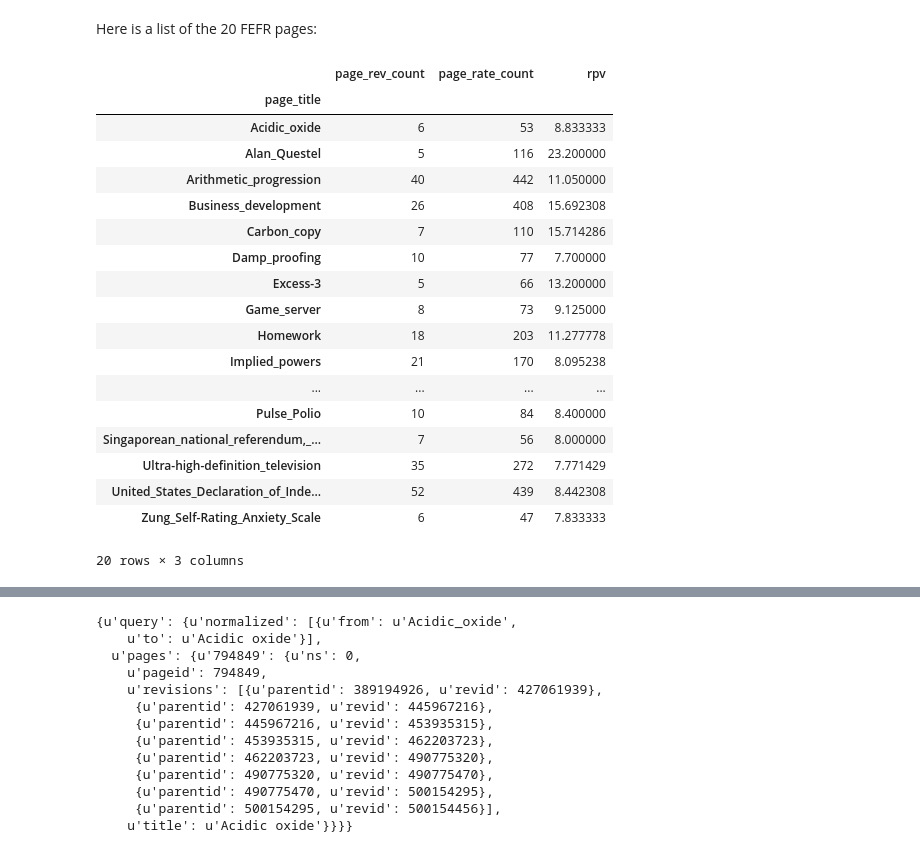
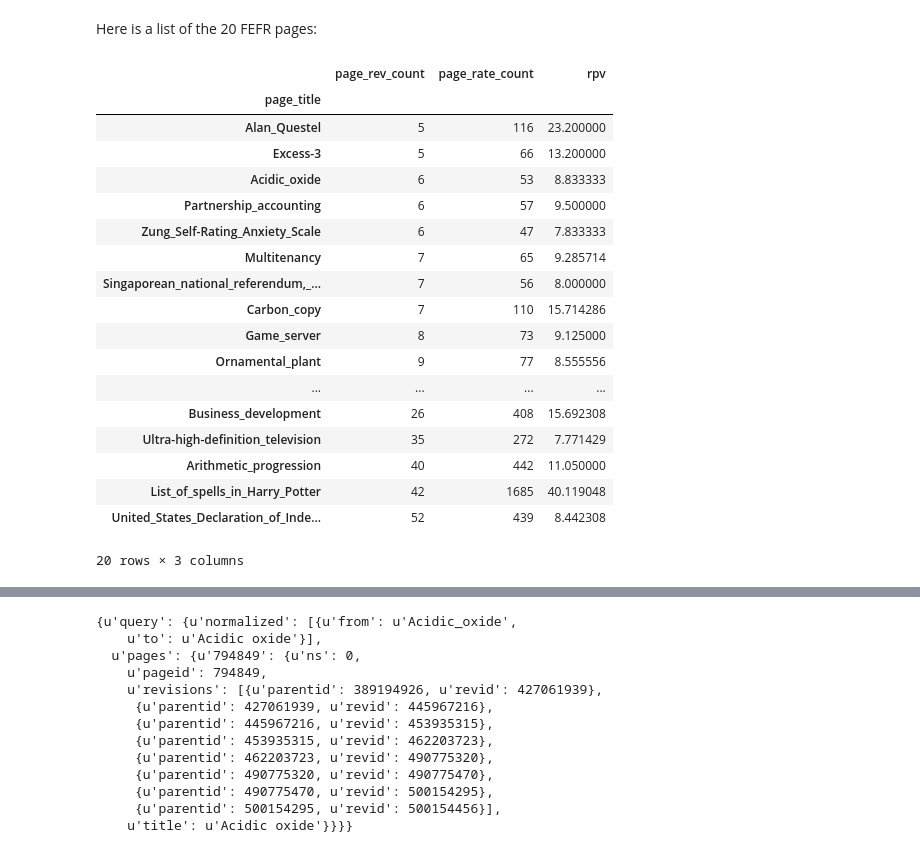
Before and after one commit to bkfunk/rating_wiki, a Jupyter notebook: Explore Ratings.ipynb, the cells around one changed output, grey strips where cells are left out. Saved outputs shown, nothing was run; the diff lists cells and outputs as text; code cells hidden in the pictures.

```diff
--- a/Explore Ratings.ipynb
+++ b/Explore Ratings.ipynb
@@ -855,24 +894,25 @@ fefr = df.set_index('page_title').loc[fe_rpv.head(20).index].reset_index()
 Here is a list of the 20 FEFR pages:
 # %%
 fefr.sort(['page_title', 'nth_version', 'nth_rating'])
-fefr.groupby('page_title')[['page_rev_count', 'page_rate_count', 'rpv']].mean()
+sorted_fefr = fefr.groupby('page_title')[['page_rev_count', 'page_rate_count', 'rpv']].mean().sort('page_rev_count')
+sorted_fefr
 # %% [output]
 |  | page_rev_count | page_rate_count | rpv |
 | page_title |  |  |  |
+| Alan_Questel | 5 | 116 | 23.200000 |
+| Excess-3 | 5 | 66 | 13.200000 |
 | Acidic_oxide | 6 | 53 | 8.833333 |
-| Alan_Questel | 5 | 116 | 23.200000 |
+| Partnership_accounting | 6 | 57 | 9.500000 |
+| Zung_Self-Rating_Anxiety_Scale | 6 | 47 | 7.833333 |
+| Multitenancy | 7 | 65 | 9.285714 |
+| Singaporean_national_referendum,_... | 7 | 56 | 8.000000 |
+| Carbon_copy | 7 | 110 | 15.714286 |
+| Game_server | 8 | 73 | 9.125000 |
+| Ornamental_plant | 9 | 77 | 8.555556 |
+| ... | ... | ... | ... |
+| Business_development | 26 | 408 | 15.692308 |
+| Ultra-high-definition_television | 35 | 272 | 7.771429 |
 | Arithmetic_progression | 40 | 442 | 11.050000 |
-| Business_development | 26 | 408 | 15.692308 |
-| Carbon_copy | 7 | 110 | 15.714286 |
-| Damp_proofing | 10 | 77 | 7.700000 |
-| Excess-3 | 5 | 66 | 13.200000 |
-| Game_server | 8 | 73 | 9.125000 |
-| Homework | 18 | 203 | 11.277778 |
-| Implied_powers | 21 | 170 | 8.095238 |
-| ... | ... | ... | ... |
-| Pulse_Polio | 10 | 84 | 8.400000 |
-| Singaporean_national_referendum,_... | 7 | 56 | 8.000000 |
-| Ultra-high-definition_television | 35 | 272 | 7.771429 |
+| List_of_spells_in_Harry_Potter | 42 | 1685 | 40.119048 |
 | United_States_Declaration_of_Inde... | 52 | 439 | 8.442308 |
-| Zung_Self-Rating_Anxiety_Scale | 6 | 47 | 7.833333 |
 20 rows × 3 columns
```
Also changed, not shown: parts of 62 cells of this notebook.
